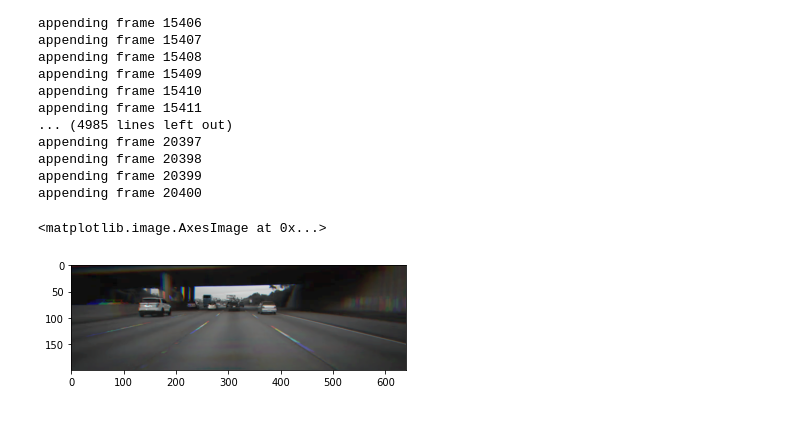
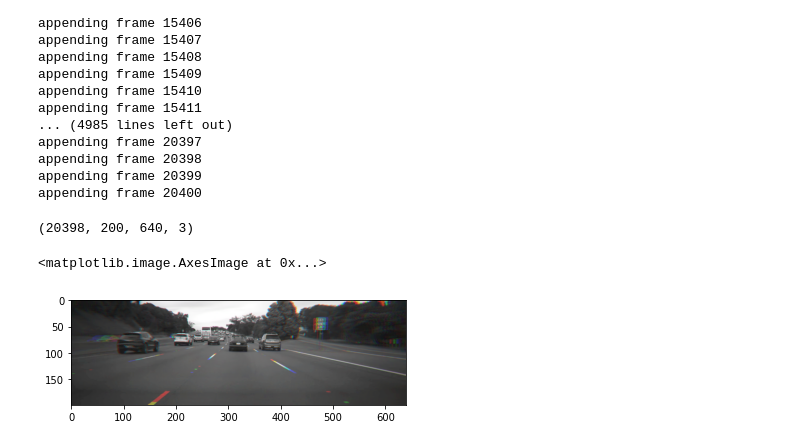
Before and after one commit to candiceevemiller/self-driving-cars, a Jupyter notebook: speedestimation.ipynb, the cells around one changed output. Drawn from its saved outputs; the diff is of its cells as text; code cells hidden in the pictures.

```diff
--- a/speedestimation.ipynb
+++ b/speedestimation.ipynb
@@ -66,9 +66,13 @@ for index, frame in enumerate(video_frames):
         frame_pairs.append(np.dstack((video_frames[index-2], video_frames[index-1], frame)))
         # frame_pairs.append([video_frames[index-1], frame])
 frame_pairs = np.array(frame_pairs)
+# %%
+frame_pairs.shape
+# %% [output]
+(20398, 200, 640, 3)
 # %%
 import matplotlib.pyplot as plt
-plt.imshow(frame_pairs[0])
+plt.imshow(frame_pairs[1000])
 # %% [output]
 <matplotlib.image.AxesImage at 0x...>
-[figure, old version]
+[figure, new version]
```
Also changed, not shown: parts of 4 cells of this notebook.
